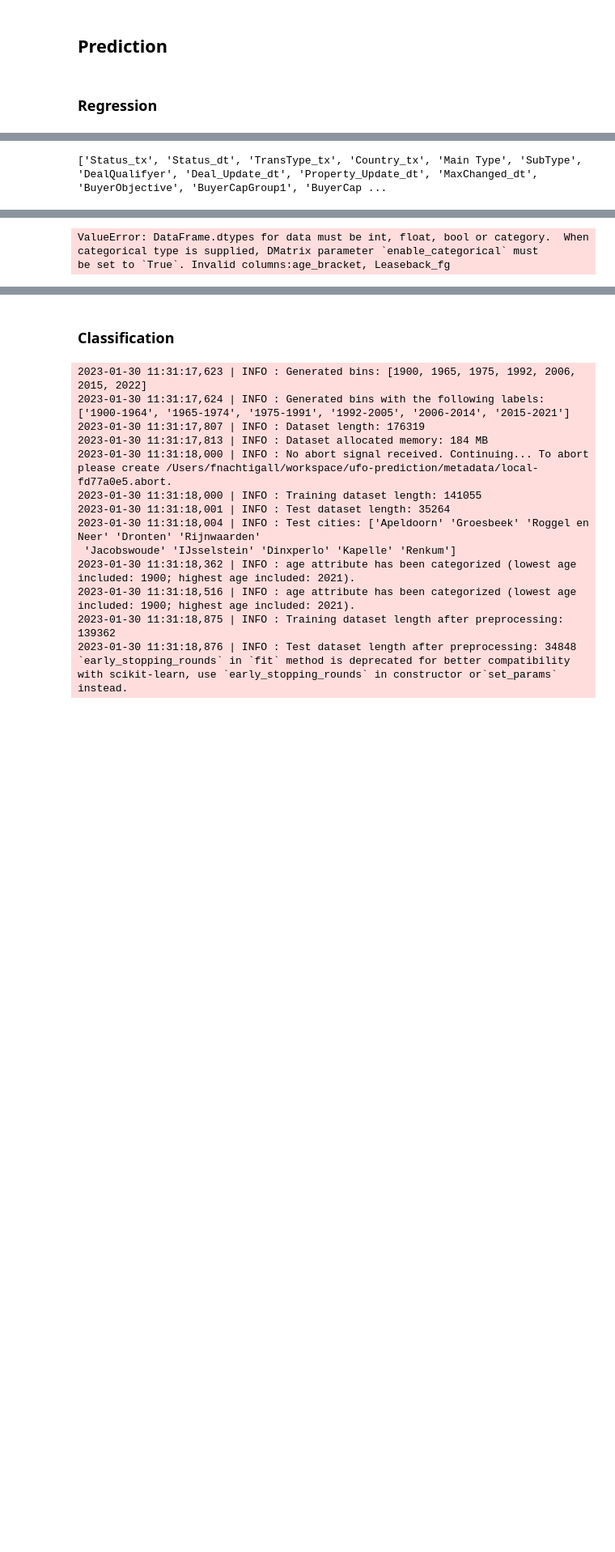
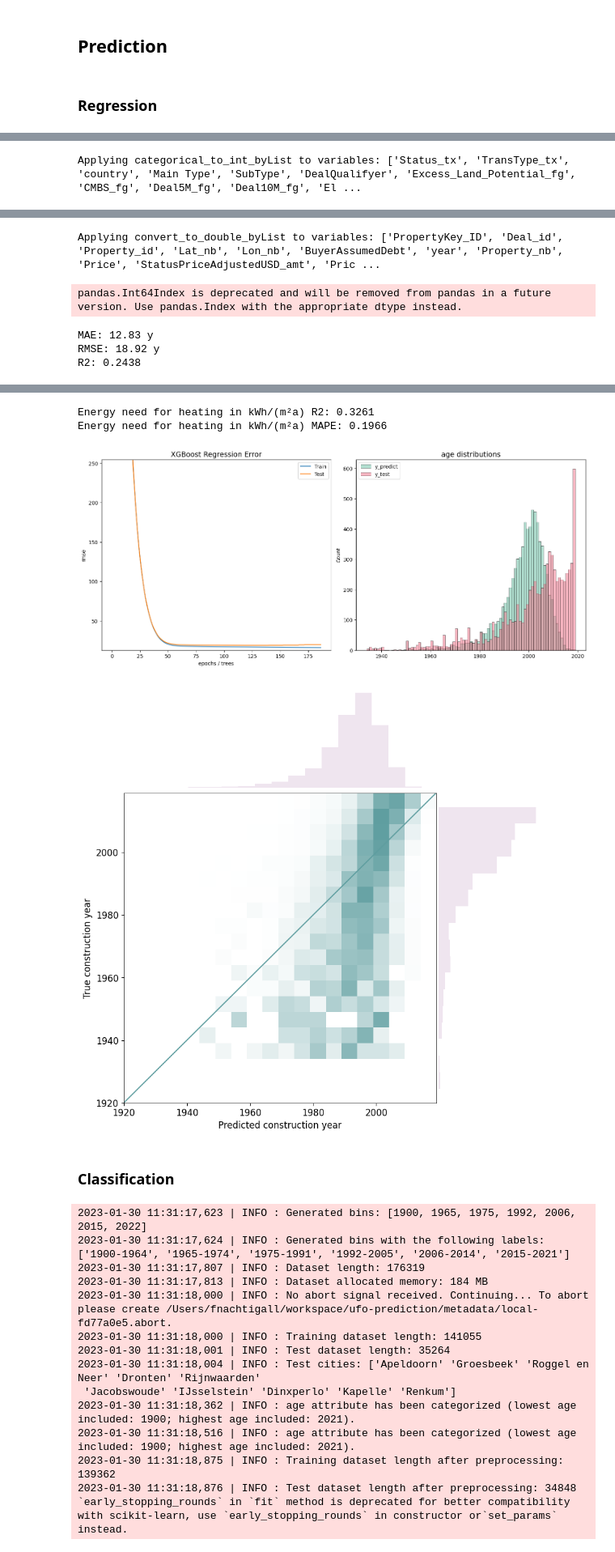
Before and after one commit to kaifoerster/BuildingAgePredictorML, a Jupyter notebook: demo/demo.ipynb, the cells around one changed output, grey strips where cells are left out. Shown at 81% size. Cells and saved outputs as stored; diff of their text form; code cells hidden in the pictures; blank space fills up the shorter version.

Commit message:
RCA data integration and energy demand calculations

```diff
--- a/demo/demo.ipynb
+++ b/demo/demo.ipynb
@@ -75,7 +75,5 @@ Failed to fetch some objects from 'https://github.com/kaifoerster/ufo-prediction
 
 #df = pd.read_pickle(path_data_NLD)
 # %%
-DATA_DIR = 'C:/Users/kaius/Documents/Kai/Praktika, Freiwilligenarbeit und Führerschein/ECB'
-
-path_data_RCA = os.path.join(DATA_DIR, 'RCA_subset.csv')
-df = pd.read_csv(path_data_RCA)
+path_data_RCA = os.path.join(dataset.DATA_DIR, 'RCA_subset.csv')
+df = pd.read_csv(path_data_RCA, encoding='latin1')
@@ -107,7 +98,7 @@ predictor = AgePredictor(
     # cross_validation_split=pp.cross_validation,
     early_stopping=True,
     hyperparameters=xgb_hyperparams,
-    preprocessing_stages=[pp.remove_outliers, pp.categorical_to_int]
+    preprocessing_stages=[pp.remove_outliers, pp.categorical_to_int_byList, pp.convert_to_double_byList]
 )
 
 predictor.evaluate()
@@ -122 +113 @@ predictor.evaluate()
-['Status_tx', 'Status_dt', 'TransType_tx', 'Country_tx', 'Main Type', 'SubType', 'DealQualifyer', 'Deal_Update_dt', 'Property_Update_dt', 'MaxChanged_dt', 'BuyerObjective', 'BuyerCapGroup1', 'BuyerCap ...
+Applying categorical_to_int_byList to variables: ['Status_tx', 'TransType_tx', 'country', 'Main Type', 'SubType', 'DealQualifyer', 'Excess_Land_Potential_fg', 'CMBS_fg', 'Deal5M_fg', 'Deal10M_fg', 'El ...
@@ -127,3 +119,5 @@ predictor.evaluate()
-ValueError: DataFrame.dtypes for data must be int, float, bool or category.  When
-categorical type is supplied, DMatrix parameter `enable_categorical` must
-be set to `True`. Invalid columns:age_bracket, Leaseback_fg
+Applying convert_to_double_byList to variables: ['PropertyKey_ID', 'Deal_id', 'Property_id', 'Lat_nb', 'Lon_nb', 'BuyerAssumedDebt', 'year', 'Property_nb', 'Price', 'StatusPriceAdjustedUSD_amt', 'Pric ...
+pandas.Int64Index is deprecated and will be removed from pandas in a future version. Use pandas.Index with the appropriate dtype instead.
+MAE: 12.83 y
+RMSE: 18.92 y
+R2: 0.2438
@@ -130,3 +128,7 @@ be set to `True`. Invalid columns:age_bracket, Leaseback_fg
+Energy need for heating in kWh/(m²a) R2: 0.3261
+Energy need for heating in kWh/(m²a) MAPE: 0.1966
+[figure, added]
+[figure, added]
 # %% [markdown]
 ### Classification
 # %%
```
Also changed, not shown: parts of 3 cells of this notebook, 8 other files.
